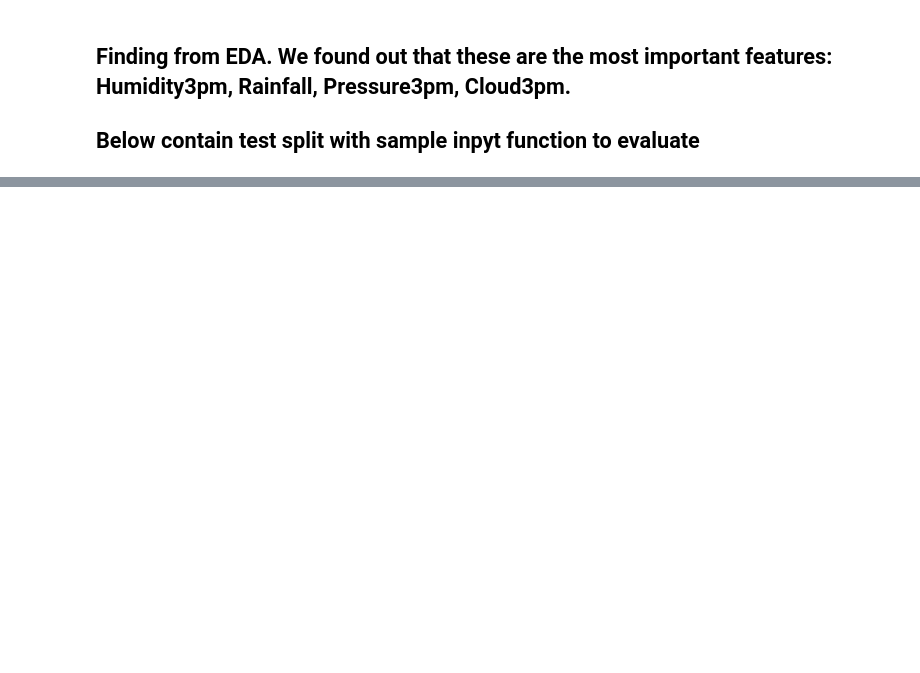
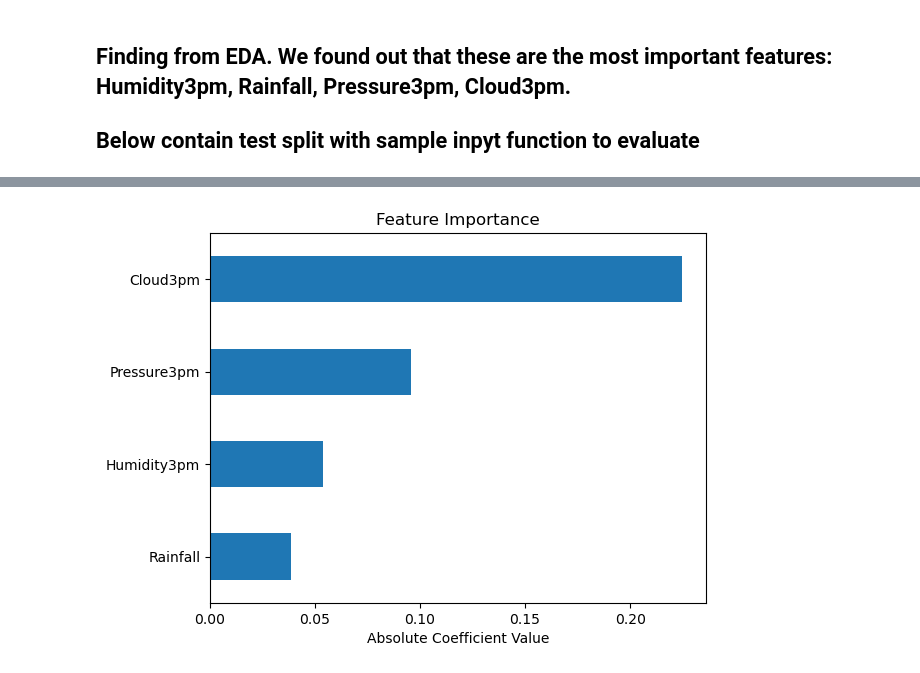
Before and after one commit to Yosakorn0/rainfall-classification-pipeline, a Jupyter notebook: src/ML_Group_Assignment.ipynb, the cells around one changed output, grey strips where cells are left out. Saved outputs shown, nothing was run; the diff lists cells and outputs as text; code cells hidden in the pictures; blank space fills up the shorter version.

```diff
--- a/src/ML_Group_Assignment.ipynb
+++ b/src/ML_Group_Assignment.ipynb
@@ -221,6 +219,7 @@ dtype: float64
 # %%
 from sklearn.model_selection import train_test_split
 from sklearn.linear_model import LogisticRegression
+from sklearn.ensemble import RandomForestClassifier
 import pandas as pd
 
 features = ['Humidity3pm', 'Rainfall', 'Pressure3pm', 'Cloud3pm']
@@ -234,5 +233,9 @@ X_train, X_test, y_train, y_test = train_test_split(
 X_train = X_train.fillna(X_train.median())
 X_test = X_test.fillna(X_train.median())
 
-model = LogisticRegression()
-model.fit(X_train, y_train)
+# Baseline logistic regression (no imbalance handling)
+model_lr = LogisticRegression(random_state=42, max_iter=1000)
+model_lr.fit(X_train, y_train)
+
+# Keep predictions around for comparison
+y_pred_lr = model_lr.predict(X_test)
@@ -384,0 +410,13 @@ Predicted: No Rain ☀️
+# %%
+from sklearn.ensemble import RandomForestClassifier
+from sklearn.metrics import classification_report, recall_score, accuracy_score
+
+model_rf = RandomForestClassifier(class_weight='balanced', random_state=42)
+model_rf.fit(X_train, y_train)
+
+y_pred_rf = model_rf.predict(X_test)
+
+print("=== Random Forest ===")
+print("Accuracy:", accuracy_score(y_test, y_pred_rf))
+print("Recall (Rain):", recall_score(y_test, y_pred_rf))
+print(classification_report(y_test, y_pred_rf))
@@ -384,0 +435,17 @@ Predicted: No Rain ☀️
+# %%
+# visualized feature importance
+# For LogisticRegression, use absolute coefficients as a proxy for feature importance
+importance = pd.Series(abs(model.coef_[0]), index=X_train.columns)
+importance.sort_values().plot(kind='barh')
+
+plt.title('Feature Importance')
+plt.xlabel('Absolute Coefficient Value')
+plt.show()
+
+# Model comparison: (These lines caused NameErrors as y_pred_lr, y_pred_lr_bal, y_pred_rf were not defined)
+# If you want to compare models, ensure these prediction variables are calculated first.
+# print("Logistic Recall:", recall_score(y_test, y_pred_lr))
+# print("Balanced Logistic Recall:", recall_score(y_test, y_pred_lr_bal))
+# print("Random Forest Recall:", recall_score(y_test, y_pred_rf))
+# %% [output]
+[figure, added]
```
Also changed, not shown: parts of 11 cells of this notebook.
